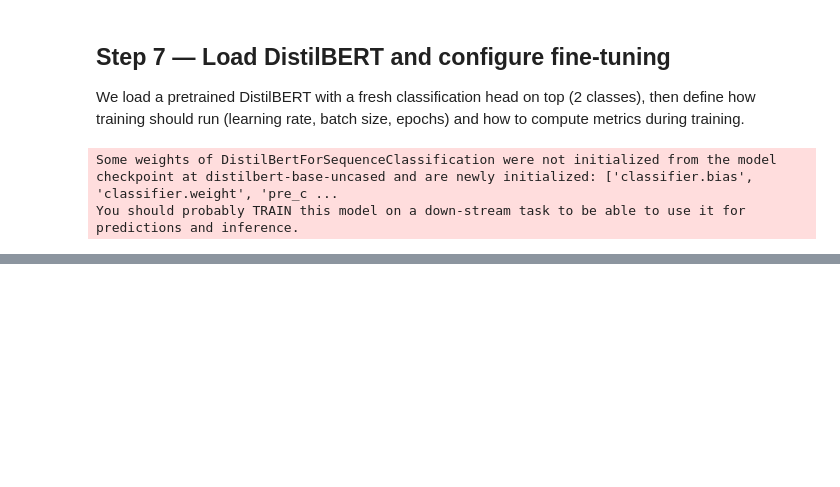
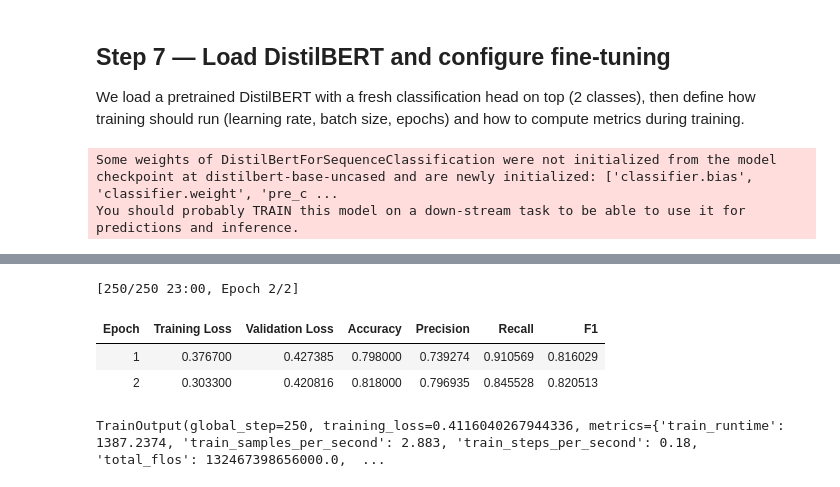
Before and after one commit to reema-s1/sentiment-finetune, a Jupyter notebook: sentiment_classification.ipynb, the cells around one changed output, grey strips where cells are left out. Saved outputs shown, nothing was run; the diff lists cells and outputs as text; code cells hidden in the pictures; blank space fills up the shorter version.

```diff
--- a/sentiment_classification.ipynb
+++ b/sentiment_classification.ipynb
@@ -201,0 +209,9 @@ You should probably TRAIN this model on a down-stream task to be able to use it
+# %%
+train_result = trainer.train()
+train_result
+# %% [output]
+[250/250 23:00, Epoch 2/2]
+| Epoch | Training Loss | Validation Loss | Accuracy | Precision | Recall | F1 |
+| 1 | 0.376700 | 0.427385 | 0.798000 | 0.739274 | 0.910569 | 0.816029 |
+| 2 | 0.303300 | 0.420816 | 0.818000 | 0.796935 | 0.845528 | 0.820513 |
+TrainOutput(global_step=250, training_loss=0.4116040267944336, metrics={'train_runtime': 1387.2374, 'train_samples_per_second': 2.883, 'train_steps_per_second': 0.18, 'total_flos': 132467398656000.0,  ...
```
Also changed, not shown: parts of 9 cells of this notebook.
